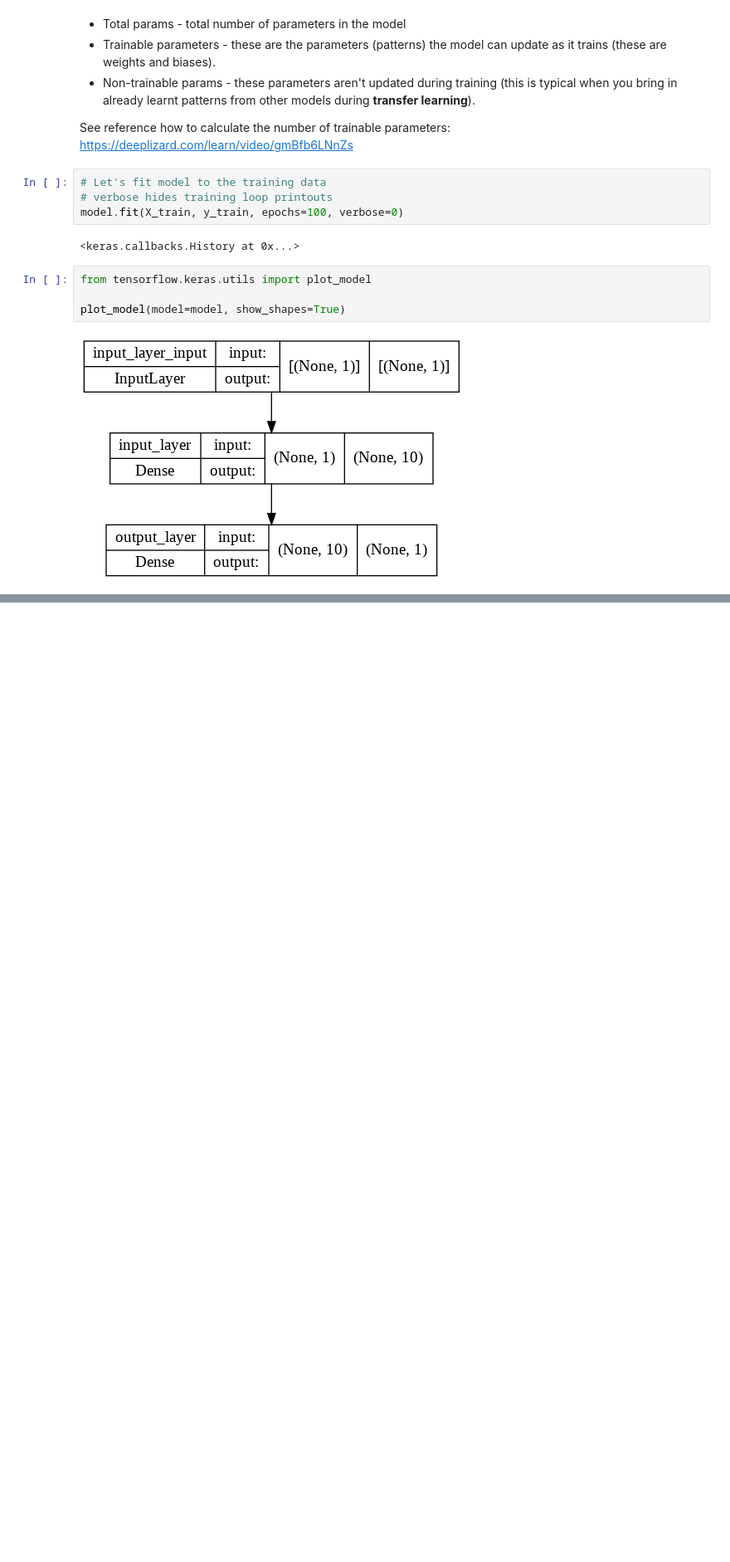
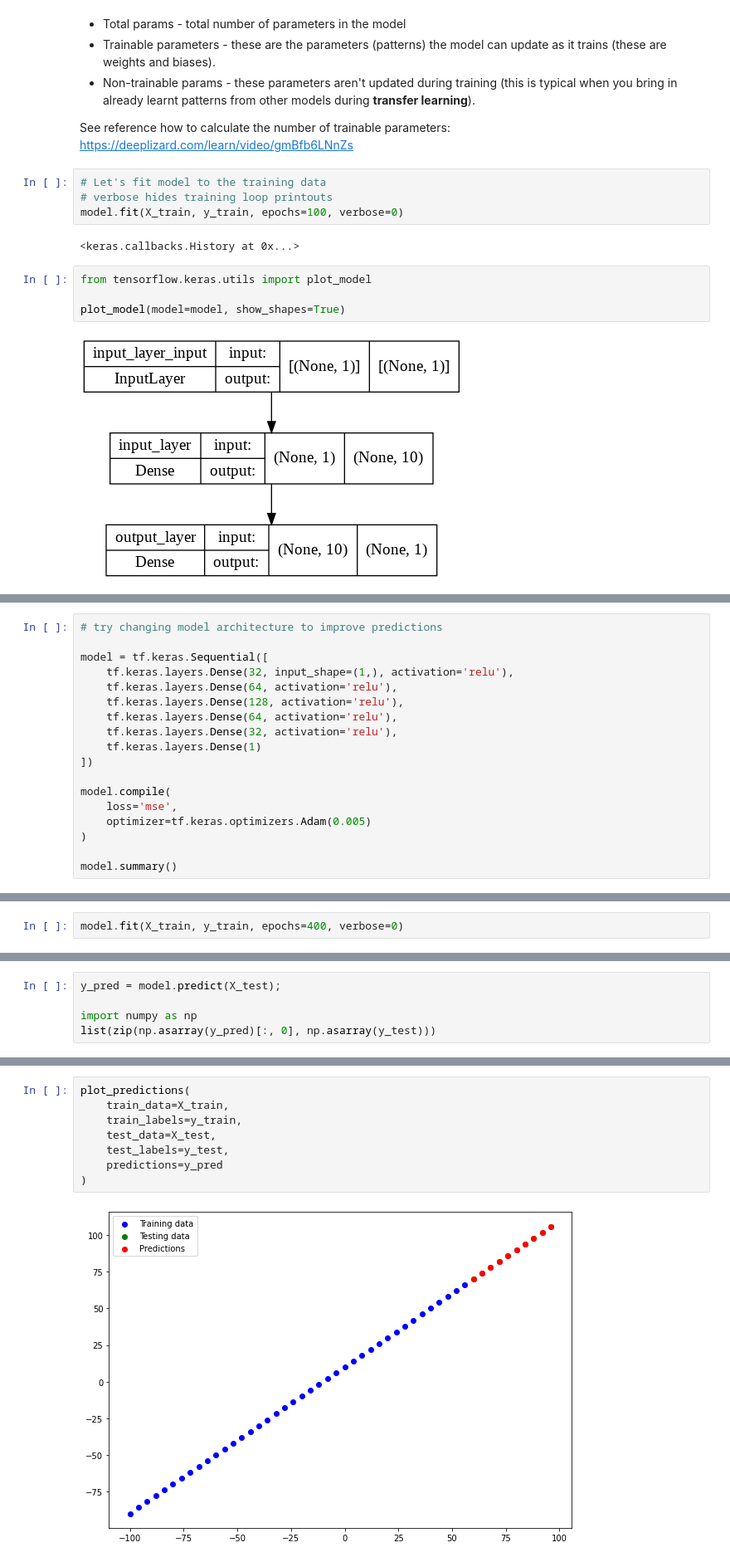
Before and after one commit to ysimonov/TensorFlow-Developer-Certificate-Course-Udemy, a Jupyter notebook: 01_tensorflow_regression.ipynb, the cells around one changed output, grey strips where cells are left out. Shown: that part at 83% size. Cells and saved outputs as stored; diff of their text form; blank space fills up the shorter version.

```diff
--- a/01_tensorflow_regression.ipynb
+++ b/01_tensorflow_regression.ipynb
@@ -473,0 +524,18 @@ plot_model(model=model, show_shapes=True)
+# %%
+# try changing model architecture to improve predictions
+
+model = tf.keras.Sequential([
+    tf.keras.layers.Dense(32, input_shape=(1,), activation='relu'),
+    tf.keras.layers.Dense(64, activation='relu'),
+    tf.keras.layers.Dense(128, activation='relu'),
+    tf.keras.layers.Dense(64, activation='relu'),
+    tf.keras.layers.Dense(32, activation='relu'),
+    tf.keras.layers.Dense(1)
+])
+
+model.compile(
+    loss='mse',
+    optimizer=tf.keras.optimizers.Adam(0.005)
+)
+
+model.summary()
@@ -473,0 +560,2 @@ plot_model(model=model, show_shapes=True)
+# %%
+model.fit(X_train, y_train, epochs=400, verbose=0)
@@ -473,0 +564,5 @@ plot_model(model=model, show_shapes=True)
+# %%
+y_pred = model.predict(X_test);
+
+import numpy as np
+list(zip(np.asarray(y_pred)[:, 0], np.asarray(y_test)))
@@ -473,0 +580,10 @@ plot_model(model=model, show_shapes=True)
+# %%
+plot_predictions(
+    train_data=X_train,
+    train_labels=y_train,
+    test_data=X_test,
+    test_labels=y_test,
+    predictions=y_pred
+)
+# %% [output]
+[figure, added]
```
Also changed, not shown: parts of 9 cells of this notebook.
